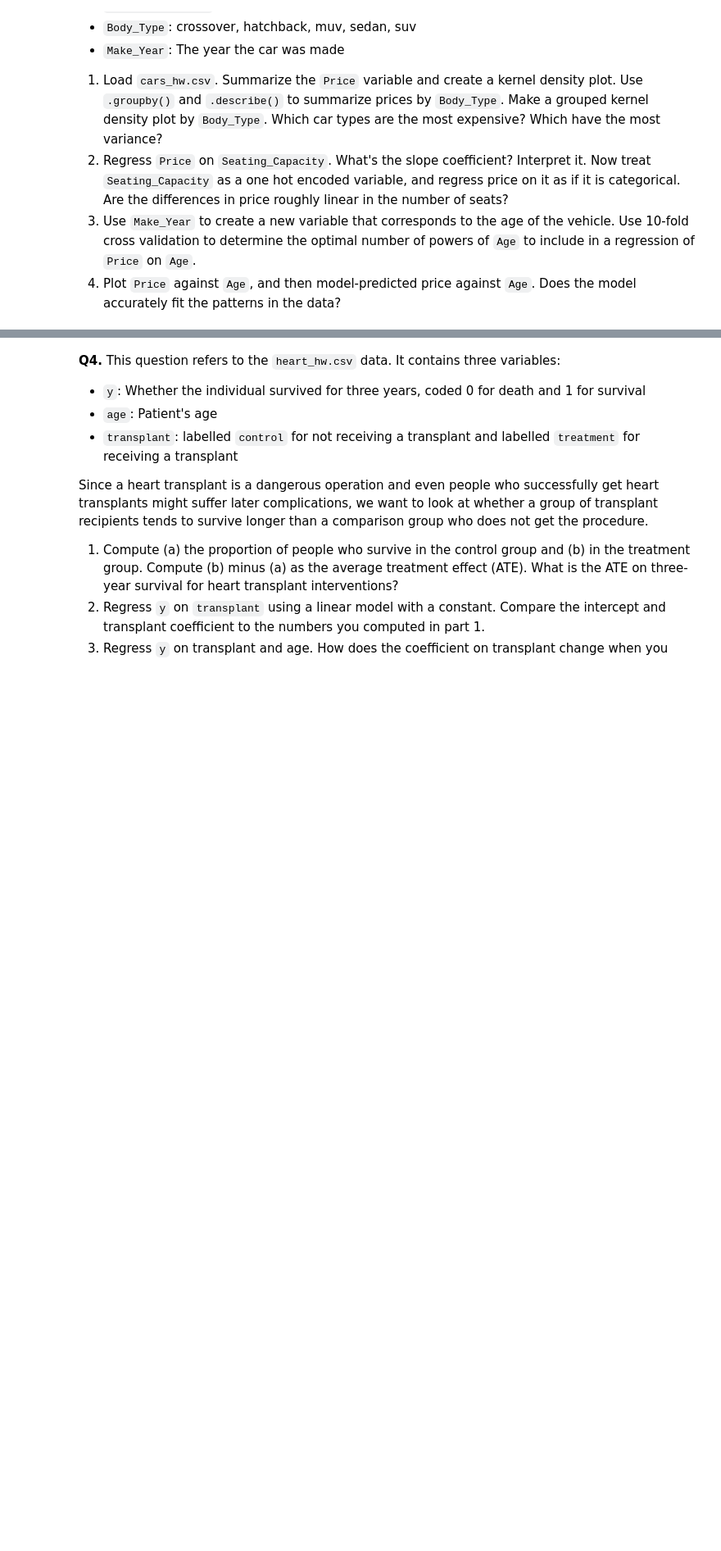
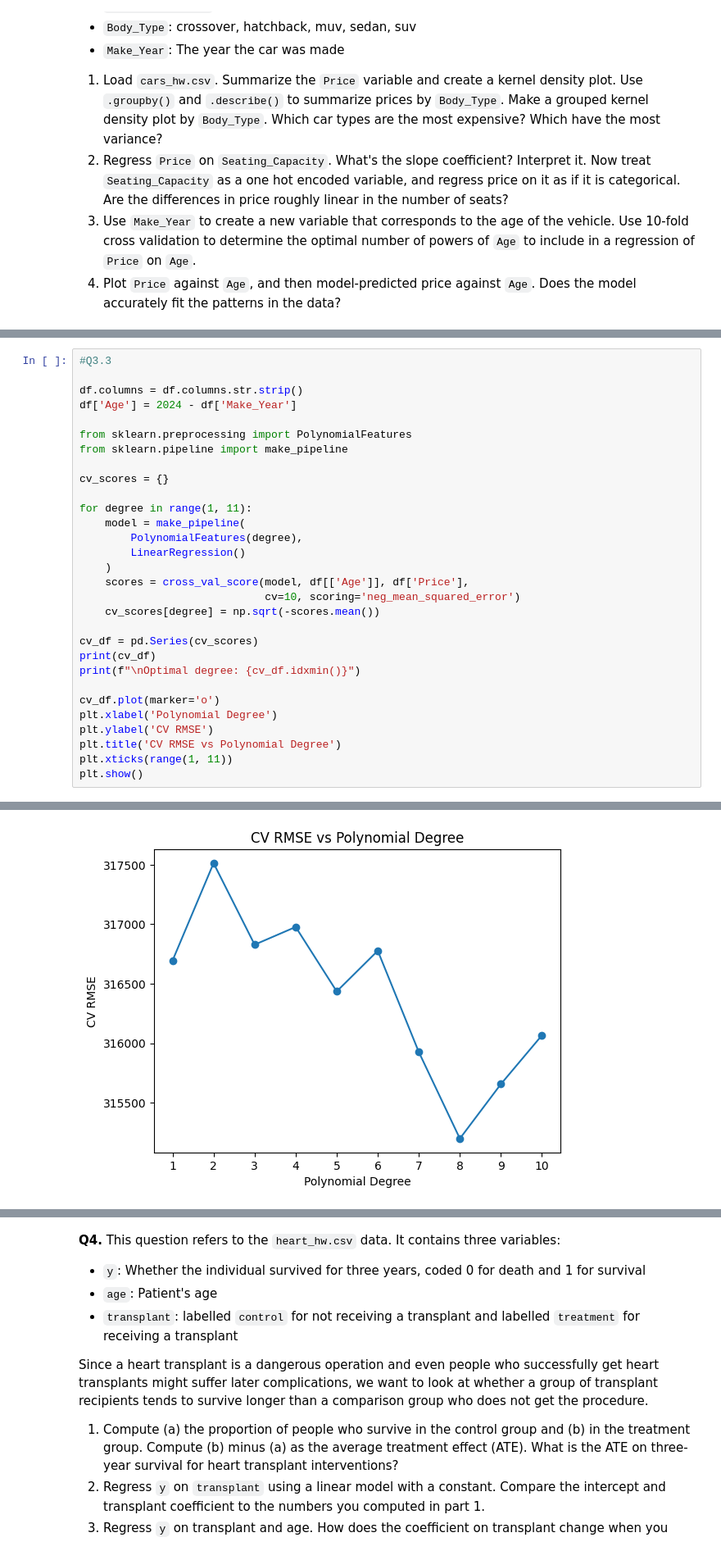
Before and after one commit to namithatholasi/undergrad_ml_assignments, a Jupyter notebook: 03_assignment_linear_models.ipynb, the cells around one changed output, grey strips where cells are left out. Shown at 82% size. Saved outputs shown, nothing was run; the diff lists cells and outputs as text; blank space fills up the shorter version.

```diff
--- a/03_assignment_linear_models.ipynb
+++ b/03_assignment_linear_models.ipynb
@@ -298,0 +375,31 @@ df.head()
+# %%
+#Q3.3
+
+df.columns = df.columns.str.strip()
+df['Age'] = 2024 - df['Make_Year']
+
+from sklearn.preprocessing import PolynomialFeatures
+from sklearn.pipeline import make_pipeline
+
+cv_scores = {}
+
+for degree in range(1, 11):
+    model = make_pipeline(
+        PolynomialFeatures(degree),
+        LinearRegression()
+    )
+    scores = cross_val_score(model, df[['Age']], df['Price'],
+                             cv=10, scoring='neg_mean_squared_error')
+    cv_scores[degree] = np.sqrt(-scores.mean())
+
+cv_df = pd.Series(cv_scores)
+print(cv_df)
+print(f"\nOptimal degree: {cv_df.idxmin()}")
+
+cv_df.plot(marker='o')
+plt.xlabel('Polynomial Degree')
+plt.ylabel('CV RMSE')
+plt.title('CV RMSE vs Polynomial Degree')
+plt.xticks(range(1, 11))
+plt.show()
+# %% [output]
@@ -298,0 +419 @@ df.head()
+[figure, added]
```
Also changed, not shown: parts of 18 cells of this notebook.
